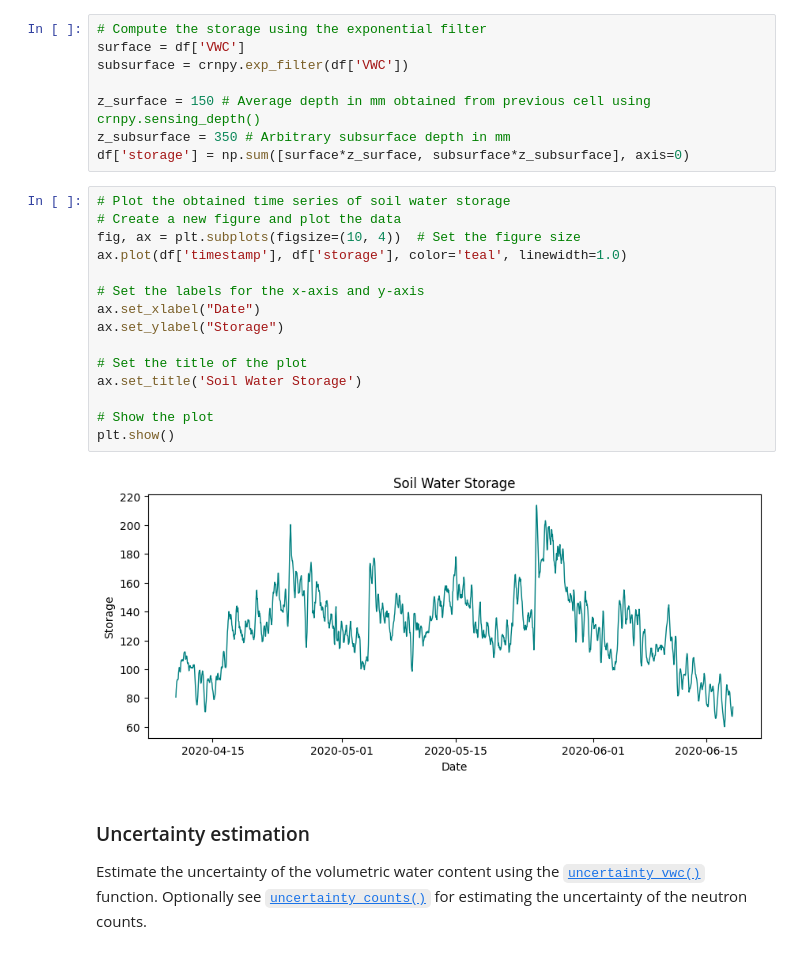
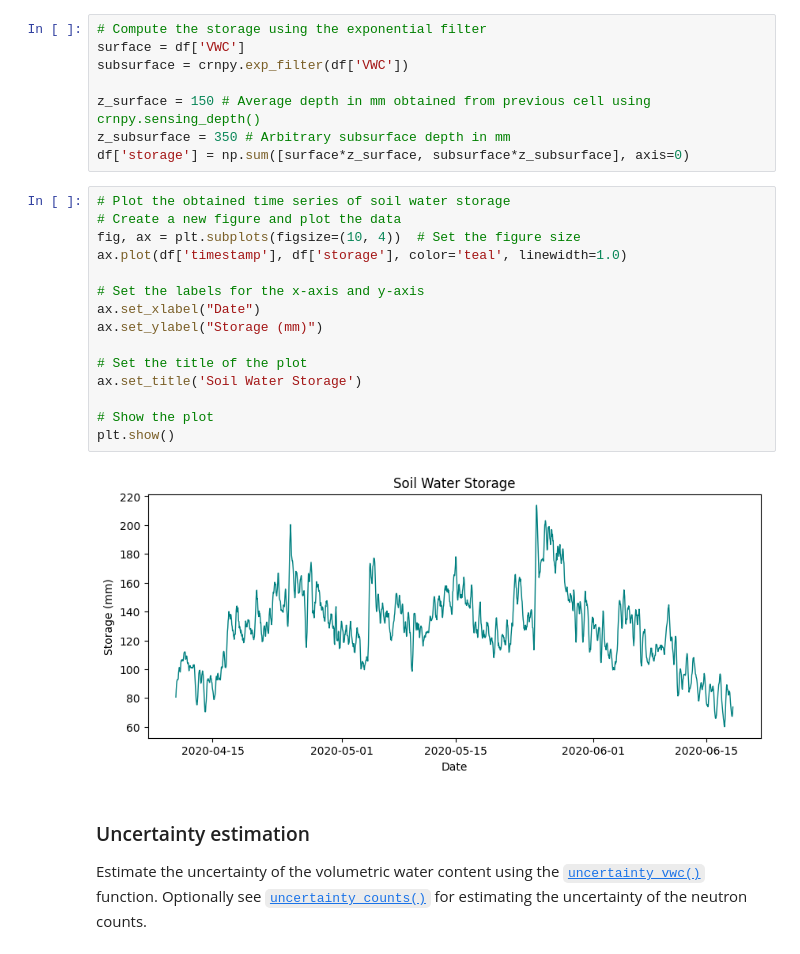
Before and after one commit to soilwater/crnpy, a Jupyter notebook: docs/examples/stationary/example_RDT_station.ipynb, the cells around one changed output. Cells and saved outputs as stored; diff of their text form.

```diff
--- a/docs/examples/stationary/example_RDT_station.ipynb
+++ b/docs/examples/stationary/example_RDT_station.ipynb
@@ -217,20 +217,20 @@ df['storage'] = np.sum([surface*z_surface, subsurface*z_subsurface], axis=0)
 # %%
 # Plot the obtained time series of soil water storage
 # Create a new figure and plot the data
 fig, ax = plt.subplots(figsize=(10, 4))  # Set the figure size
 ax.plot(df['timestamp'], df['storage'], color='teal', linewidth=1.0)
 
 # Set the labels for the x-axis and y-axis
 ax.set_xlabel("Date")
-ax.set_ylabel("Storage")
+ax.set_ylabel("Storage (mm)")
 
 # Set the title of the plot
 ax.set_title('Soil Water Storage')
 
 # Show the plot
 plt.show()
 # %% [output]
-[figure, old version]
+[figure, new version]
 # %% [markdown]
 ### Uncertainty estimation
 
```
Also changed, not shown: parts of 2 cells of this notebook, 3 other files.
